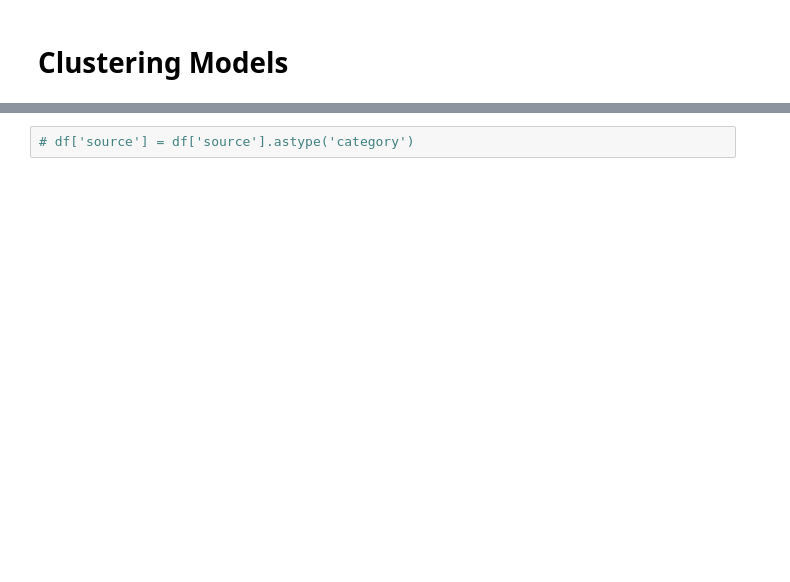
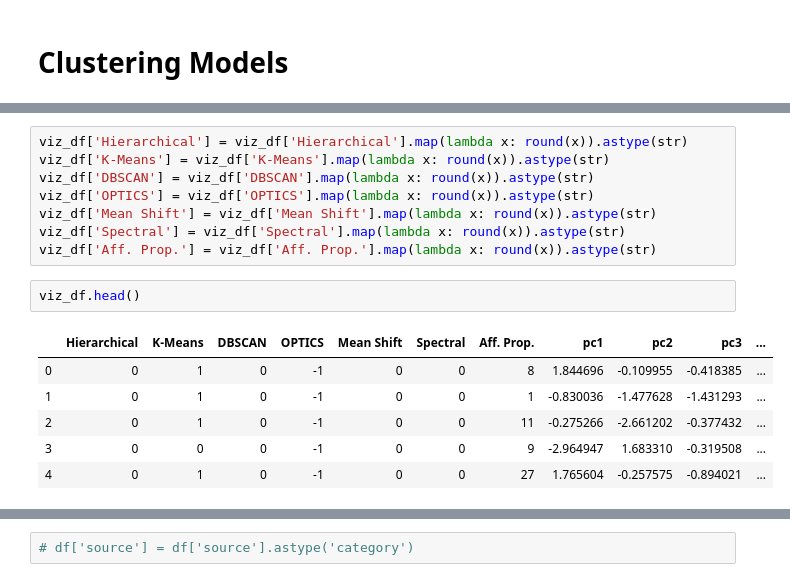
Before and after one commit to wplam107/Final_Project, a Jupyter notebook: clustering_models.ipynb, the cells around one changed output, grey strips where cells are left out. Cells and saved outputs as stored; diff of their text form; blank space fills up the shorter version.

```diff
--- a/clustering_models.ipynb
+++ b/clustering_models.ipynb
@@ -36,0 +169,17 @@ Name: source, dtype: int64
+# %%
+viz_df['Hierarchical'] = viz_df['Hierarchical'].map(lambda x: round(x)).astype(str)
+viz_df['K-Means'] = viz_df['K-Means'].map(lambda x: round(x)).astype(str)
+viz_df['DBSCAN'] = viz_df['DBSCAN'].map(lambda x: round(x)).astype(str)
+viz_df['OPTICS'] = viz_df['OPTICS'].map(lambda x: round(x)).astype(str)
+viz_df['Mean Shift'] = viz_df['Mean Shift'].map(lambda x: round(x)).astype(str)
+viz_df['Spectral'] = viz_df['Spectral'].map(lambda x: round(x)).astype(str)
+viz_df['Aff. Prop.'] = viz_df['Aff. Prop.'].map(lambda x: round(x)).astype(str)
+# %%
+viz_df.head()
+# %% [output]
+|  | Hierarchical | K-Means | DBSCAN | OPTICS | Mean Shift | Spectral | Aff. Prop. | pc1 | pc2 | pc3 | ... |
+| 0 | 0 | 1 | 0 | -1 | 0 | 0 | 8 | 1.844696 | -0.109955 | -0.418385 | ... |
+| 1 | 0 | 1 | 0 | -1 | 0 | 0 | 1 | -0.830036 | -1.477628 | -1.431293 | ... |
+| 2 | 0 | 1 | 0 | -1 | 0 | 0 | 11 | -0.275266 | -2.661202 | -0.377432 | ... |
+| 3 | 0 | 0 | 0 | -1 | 0 | 0 | 9 | -2.964947 | 1.683310 | -0.319508 | ... |
+| 4 | 0 | 1 | 0 | -1 | 0 | 0 | 27 | 1.765604 | -0.257575 | -0.894021 | ... |
```
Also changed, not shown: parts of 52 cells of this notebook, 2 other files.
